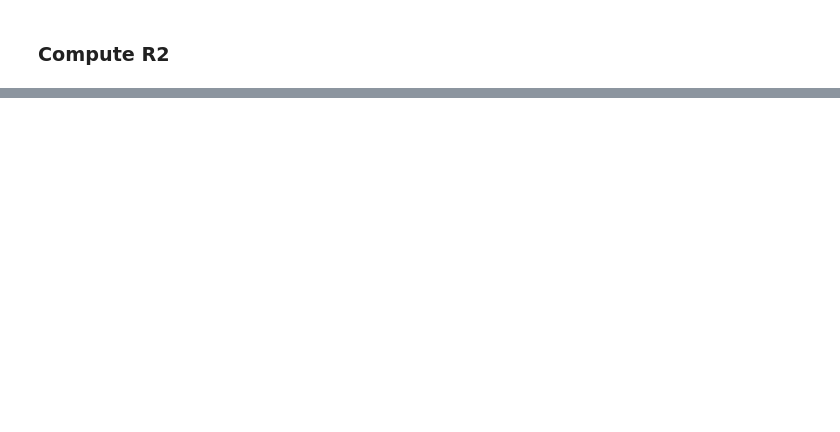
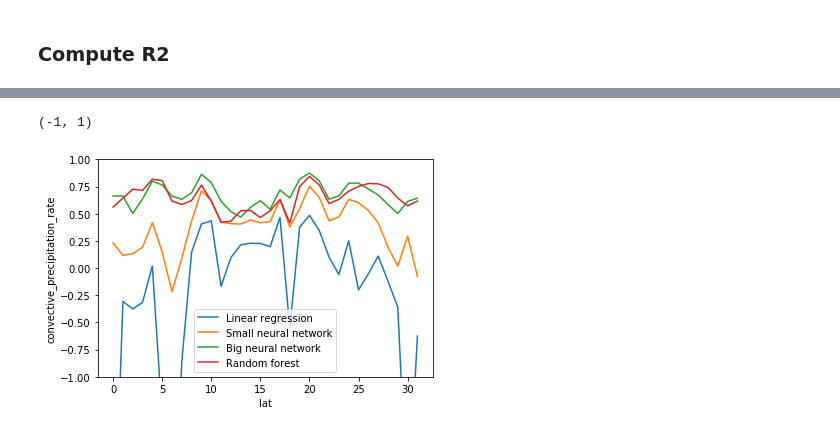
Before and after one commit to raspstephan/CliMT-ML, a Jupyter notebook: 2.0-Train-ML-models.ipynb, the cells around one changed output, grey strips where cells are left out. Drawn from its saved outputs; the diff is of its cells as text; code cells hidden in the pictures; blank space fills up the shorter version.

```diff
--- a/2.0-Train-ML-models.ipynb
+++ b/2.0-Train-ML-models.ipynb
@@ -246,2 +273,5 @@ nn_preds = split_predictions(unnormalize(nn_preds, 0, output_stds))
+# %%
+nn1_preds = split_predictions(unnormalize(nn1_preds, 0, output_stds))
+nn2_preds = split_predictions(unnormalize(nn2_preds, 0, output_stds))
 # %%
 rf_preds = split_predictions(rf.predict(X_valid))
@@ -254,3 +294,6 @@ nn_error = nn_preds - truth
+# %%
+nn1_error = nn1_preds - truth
+nn2_error = nn2_preds - truth
 # %%
 rf_error = rf_preds - truth
 # %%
@@ -291,8 +336,10 @@ plot_comparison(
 ### Compute R2
 # %%
 tvar = ((truth - truth.mean(('time', 'lon')))**2).mean(('time', 'lon'))
-nn_sse = (nn_error**2).mean(('time', 'lon'))
-nn_r2 = 1-(nn_sse/tvar)
+nn1_sse = (nn1_error**2).mean(('time', 'lon'))
+nn1_r2 = 1-(nn1_sse/tvar)
+nn2_sse = (nn2_error**2).mean(('time', 'lon'))
+nn2_r2 = 1-(nn2_sse/tvar)
 rf_sse = (rf_error**2).mean(('time', 'lon'))
 rf_r2 = 1-(rf_sse/tvar)
 lr_sse = (lr_error**2).mean(('time', 'lon'))
@@ -327,0 +372,9 @@ plt.ylim(-1, 1)
+# %%
+lr_r2['convective_precipitation_rate'].plot(label='Linear regression')
+nn1_r2['convective_precipitation_rate'].plot(label='Small neural network')
+nn2_r2['convective_precipitation_rate'].plot(label='Big neural network')
+rf_r2['convective_precipitation_rate'].plot(label='Random forest')
+plt.legend();  plt.ylim(-1, 1)
+# %% [output]
+(-1, 1)
+[figure, added]
```
Also changed, not shown: parts of 18 cells of this notebook, 1 other file.
